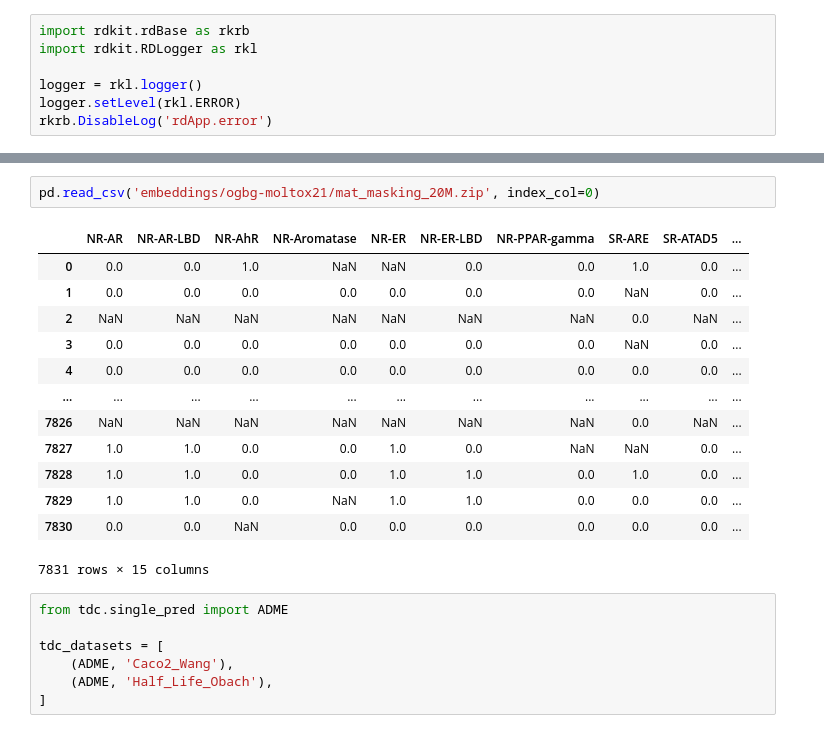
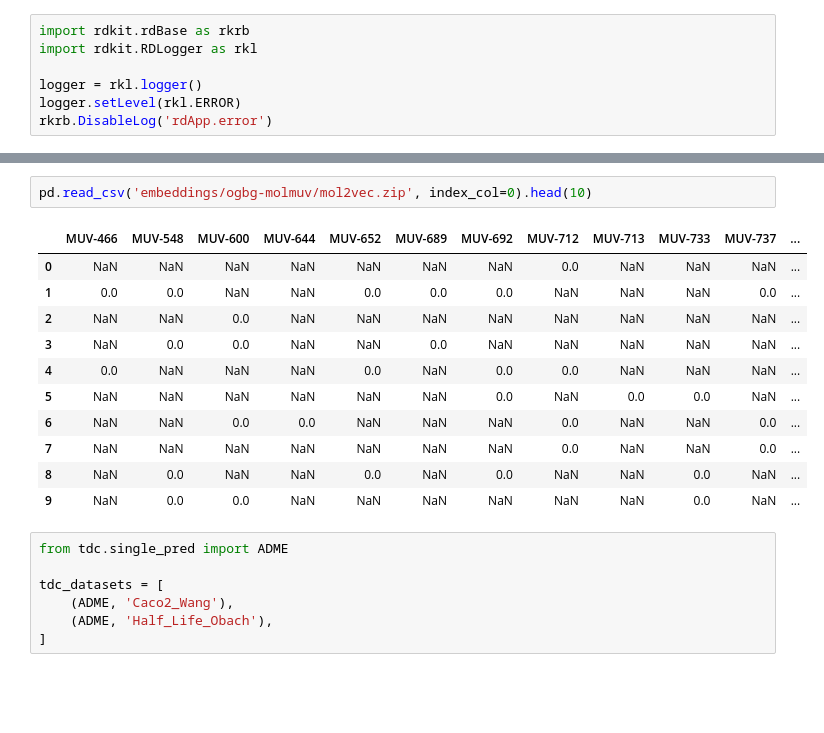
Before and after one commit to michlampert/magisterka, a Jupyter notebook: experiments.ipynb, the cells around one changed output, grey strips where cells are left out. Cells and saved outputs as stored; diff of their text form; blank space fills up the shorter version.

```diff
--- a/experiments.ipynb
+++ b/experiments.ipynb
@@ -118,19 +131,17 @@ KeyboardInterrupt:
 # %%
-pd.read_csv('embeddings/ogbg-moltox21/mat_masking_20M.zip', index_col=0)
+pd.read_csv('embeddings/ogbg-molmuv/mol2vec.zip', index_col=0).head(10)
 # %% [output]
-|  | NR-AR | NR-AR-LBD | NR-AhR | NR-Aromatase | NR-ER | NR-ER-LBD | NR-PPAR-gamma | SR-ARE | SR-ATAD5 | ... |
-| 0 | 0.0 | 0.0 | 1.0 | NaN | NaN | 0.0 | 0.0 | 1.0 | 0.0 | ... |
-| 1 | 0.0 | 0.0 | 0.0 | 0.0 | 0.0 | 0.0 | 0.0 | NaN | 0.0 | ... |
-| 2 | NaN | NaN | NaN | NaN | NaN | NaN | NaN | 0.0 | NaN | ... |
-| 3 | 0.0 | 0.0 | 0.0 | 0.0 | 0.0 | 0.0 | 0.0 | NaN | 0.0 | ... |
-| 4 | 0.0 | 0.0 | 0.0 | 0.0 | 0.0 | 0.0 | 0.0 | 0.0 | 0.0 | ... |
-| ... | ... | ... | ... | ... | ... | ... | ... | ... | ... | ... |
-| 7826 | NaN | NaN | NaN | NaN | NaN | NaN | NaN | 0.0 | NaN | ... |
-| 7827 | 1.0 | 1.0 | 0.0 | 0.0 | 1.0 | 0.0 | NaN | NaN | 0.0 | ... |
-| 7828 | 1.0 | 1.0 | 0.0 | 0.0 | 1.0 | 1.0 | 0.0 | 1.0 | 0.0 | ... |
-| 7829 | 1.0 | 1.0 | 0.0 | NaN | 1.0 | 1.0 | 0.0 | 0.0 | 0.0 | ... |
-| 7830 | 0.0 | 0.0 | NaN | 0.0 | 0.0 | 0.0 | 0.0 | 0.0 | 0.0 | ... |
+|  | MUV-466 | MUV-548 | MUV-600 | MUV-644 | MUV-652 | MUV-689 | MUV-692 | MUV-712 | MUV-713 | MUV-733 | MUV-737 | ... |
+| 0 | NaN | NaN | NaN | NaN | NaN | NaN | NaN | 0.0 | NaN | NaN | NaN | ... |
+| 1 | 0.0 | 0.0 | NaN | NaN | 0.0 | 0.0 | 0.0 | NaN | NaN | NaN | 0.0 | ... |
+| 2 | NaN | NaN | 0.0 | NaN | NaN | NaN | NaN | NaN | NaN | NaN | NaN | ... |
+| 3 | NaN | 0.0 | 0.0 | NaN | NaN | 0.0 | NaN | NaN | NaN | NaN | NaN | ... |
+| 4 | 0.0 | NaN | NaN | NaN | 0.0 | NaN | 0.0 | 0.0 | NaN | NaN | NaN | ... |
+| 5 | NaN | NaN | NaN | NaN | NaN | NaN | 0.0 | NaN | 0.0 | 0.0 | NaN | ... |
+| 6 | NaN | NaN | 0.0 | 0.0 | NaN | NaN | NaN | 0.0 | NaN | NaN | 0.0 | ... |
+| 7 | NaN | NaN | NaN | NaN | NaN | NaN | NaN | 0.0 | NaN | NaN | 0.0 | ... |
+| 8 | NaN | 0.0 | NaN | NaN | 0.0 | NaN | 0.0 | NaN | NaN | 0.0 | NaN | ... |
+| 9 | NaN | 0.0 | 0.0 | NaN | NaN | NaN | NaN | NaN | NaN | 0.0 | NaN | ... |
-7831 rows × 15 columns
 # %%
 from tdc.single_pred import ADME
 
```
Also changed, not shown: parts of 8 cells of this notebook, 5 other files.
